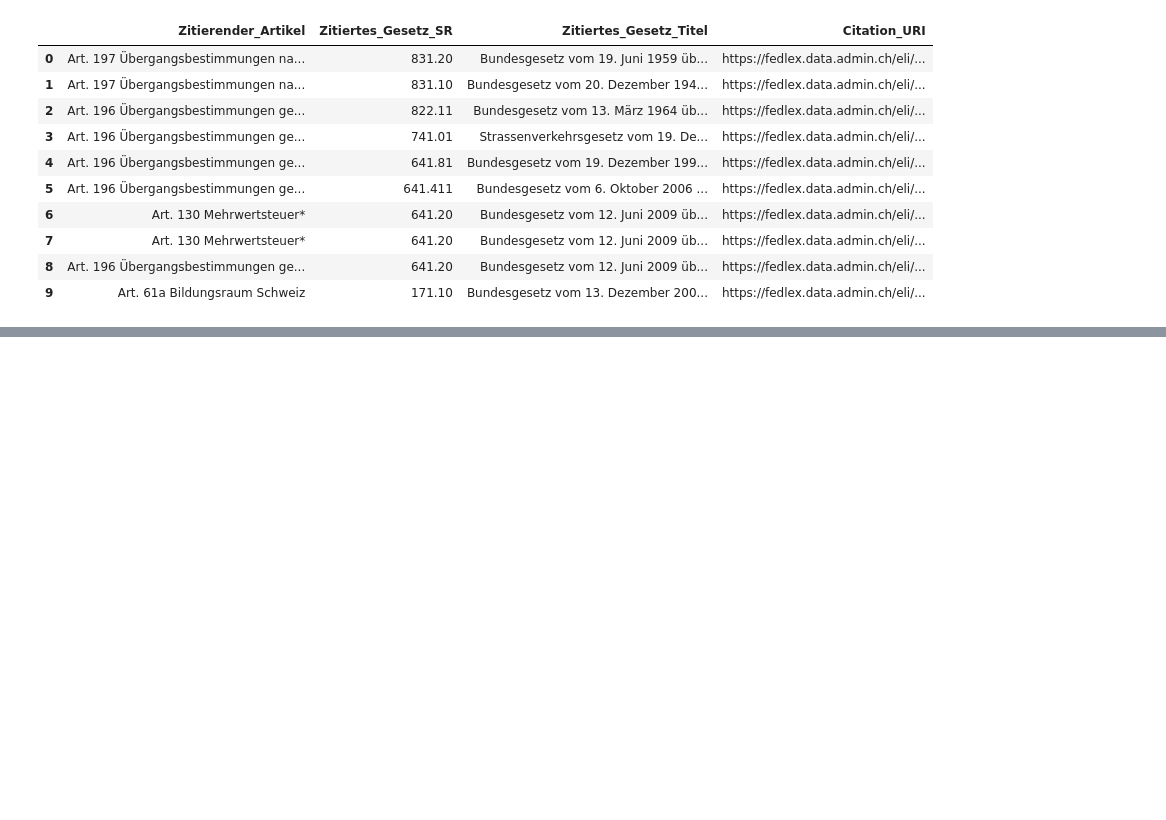
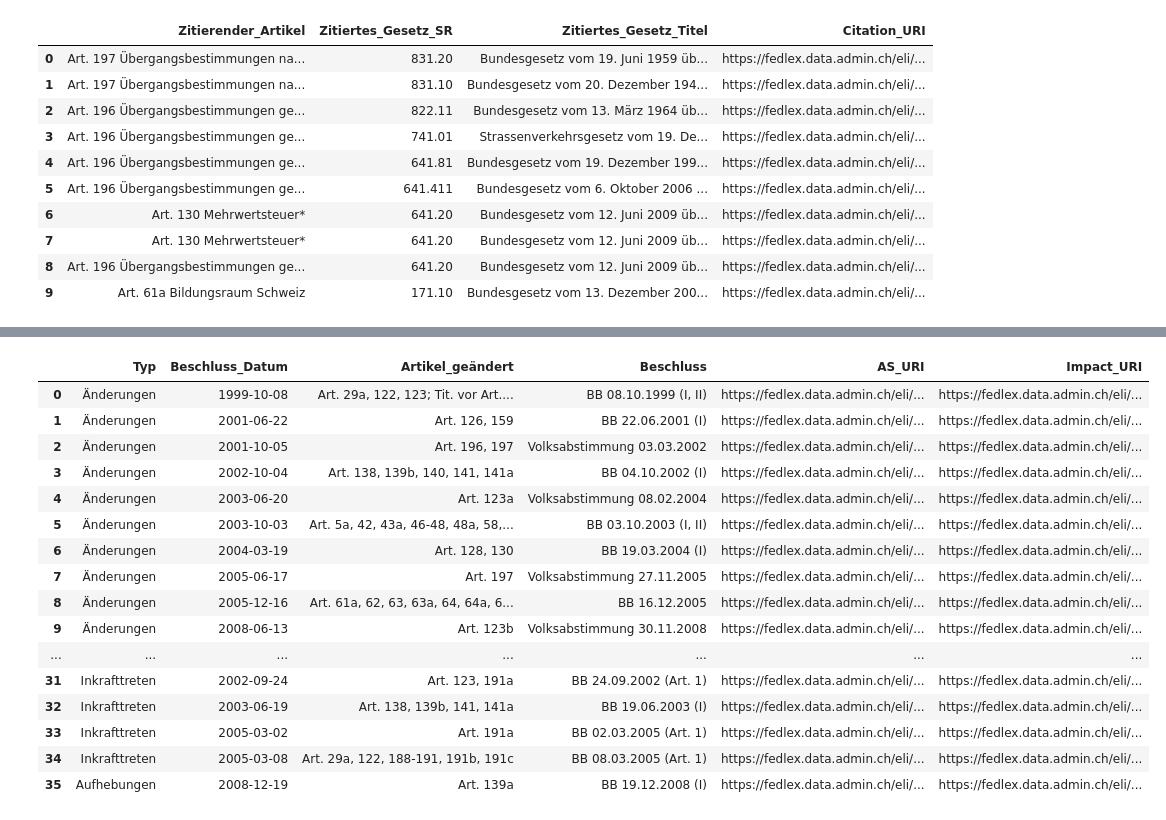
Before and after one commit to bequrios/fedlex, a Jupyter notebook: content/Tutorial.ipynb, the cells around one changed output, grey strips where cells are left out. Saved outputs shown, nothing was run; the diff lists cells and outputs as text; code cells hidden in the pictures; blank space fills up the shorter version.

```diff
--- a/content/Tutorial.ipynb
+++ b/content/Tutorial.ipynb
@@ -600,0 +620,52 @@ display_result(df)
+# %%
+df = await query("""
+
+PREFIX jolux: <http://data.legilux.public.lu/resource/ontology/jolux#>
+PREFIX skos: <http://www.w3.org/2004/02/skos/core#>
+
+SELECT DISTINCT ?Typ ?Beschluss_Datum ?Artikel_geändert ?Beschluss ?AS_URI ?Impact_URI WHERE {
+
+    # Wähle alle Subdivisions der Bundesverfassung
+    ?SRsubdivision jolux:legalResourceSubdivisionIsPartOf <https://fedlex.data.admin.ch/eli/cc/1999/404> .
+
+    # Wähle all Impacts die als Ziel eine Subdivisions der Bundesverfassung angeben, sowie die Eigenschaften der Impacts
+    ?Impact_URI jolux:impactToLegalResource ?SRsubdivision ;
+            jolux:language <http://publications.europa.eu/resource/authority/language/DEU> ; # Nur Deutsche Versionen
+            jolux:legalResourceImpactHasType/skos:prefLabel ?Typ ; # Info über die Art der Änderung
+            jolux:impactFromLegalResource/jolux:legalResourceSubdivisionIsPartOf ?AS_URI . # Auswählen der Quellen der Änderungen (AS-Einträge)
+    FILTER(lang(?Typ) = 'de')  # Nur die deutschen Bezeichnungen
+
+    # Impacts in der Datenbank können von verschiedenen Datenquellen-Quellen kommen. Hier wollen wir eine bestimmte.
+    ?Impact_URI jolux:informationSource ?source .
+    FILTER(?source = <https://fedlex.data.admin.ch/vocabulary/information-source/data-from-mutation>)
+
+    # Abfrage der Info welcher Teil des Bundesbeschlusses die Änderung beinhaltet (Nicht alle Impacts haben dieses Atribut deshalb OPTIONAL)
+    OPTIONAL { ?AS_URI jolux:dateDocument ?Beschluss_Datum . }
+    OPTIONAL { ?Impact_URI jolux:impactFromLegalResourceComment ?Beschluss . FILTER(lang(?Beschluss)='de') . }
+
+    # Abfrage der Info welche Artikel die Änderung betrifft (Nicht alle Impacts haben dieses Atribut deshalb OPTIONAL)
+    OPTIONAL { ?Impact_URI jolux:impactToLegalResourceComment ?Artikel_geändert . FILTER(lang(?Artikel_geändert)='de') . }
+
+} ORDER BY desc(?Typ) ?Beschluss_Datum
+
+""", "F")
+
+display_result(df)
+# %% [output]
+|  | Typ | Beschluss_Datum | Artikel_geändert | Beschluss | AS_URI | Impact_URI |
+| 0 | Änderungen | 1999-10-08 | Art. 29a, 122, 123; Tit. vor Art.... | BB 08.10.1999 (I, II) | https://fedlex.data.admin.ch/eli/... | https://fedlex.data.admin.ch/eli/... |
+| 1 | Änderungen | 2001-06-22 | Art. 126, 159 | BB 22.06.2001 (I) | https://fedlex.data.admin.ch/eli/... | https://fedlex.data.admin.ch/eli/... |
+| 2 | Änderungen | 2001-10-05 | Art. 196, 197 | Volksabstimmung 03.03.2002 | https://fedlex.data.admin.ch/eli/... | https://fedlex.data.admin.ch/eli/... |
+| 3 | Änderungen | 2002-10-04 | Art. 138, 139b, 140, 141, 141a | BB 04.10.2002 (I) | https://fedlex.data.admin.ch/eli/... | https://fedlex.data.admin.ch/eli/... |
+| 4 | Änderungen | 2003-06-20 | Art. 123a | Volksabstimmung 08.02.2004 | https://fedlex.data.admin.ch/eli/... | https://fedlex.data.admin.ch/eli/... |
+| 5 | Änderungen | 2003-10-03 | Art. 5a, 42, 43a, 46-48, 48a, 58,... | BB 03.10.2003 (I, II) | https://fedlex.data.admin.ch/eli/... | https://fedlex.data.admin.ch/eli/... |
+| 6 | Änderungen | 2004-03-19 | Art. 128, 130 | BB 19.03.2004 (I) | https://fedlex.data.admin.ch/eli/... | https://fedlex.data.admin.ch/eli/... |
+| 7 | Änderungen | 2005-06-17 | Art. 197 | Volksabstimmung 27.11.2005 | https://fedlex.data.admin.ch/eli/... | https://fedlex.data.admin.ch/eli/... |
+| 8 | Änderungen | 2005-12-16 | Art. 61a, 62, 63, 63a, 64, 64a, 6... | BB 16.12.2005 | https://fedlex.data.admin.ch/eli/... | https://fedlex.data.admin.ch/eli/... |
+| 9 | Änderungen | 2008-06-13 | Art. 123b | Volksabstimmung 30.11.2008 | https://fedlex.data.admin.ch/eli/... | https://fedlex.data.admin.ch/eli/... |
+| ... | ... | ... | ... | ... | ... | ... |
+| 31 | Inkrafttreten | 2002-09-24 | Art. 123, 191a | BB 24.09.2002 (Art. 1) | https://fedlex.data.admin.ch/eli/... | https://fedlex.data.admin.ch/eli/... |
+| 32 | Inkrafttreten | 2003-06-19 | Art. 138, 139b, 141, 141a | BB 19.06.2003 (I) | https://fedlex.data.admin.ch/eli/... | https://fedlex.data.admin.ch/eli/... |
+| 33 | Inkrafttreten | 2005-03-02 | Art. 191a | BB 02.03.2005 (Art. 1) | https://fedlex.data.admin.ch/eli/... | https://fedlex.data.admin.ch/eli/... |
+| 34 | Inkrafttreten | 2005-03-08 | Art. 29a, 122, 188-191, 191b, 191c | BB 08.03.2005 (Art. 1) | https://fedlex.data.admin.ch/eli/... | https://fedlex.data.admin.ch/eli/... |
+| 35 | Aufhebungen | 2008-12-19 | Art. 139a | BB 19.12.2008 (I) | https://fedlex.data.admin.ch/eli/... | https://fedlex.data.admin.ch/eli/... |
```
Also changed, not shown: parts of 10 cells of this notebook, 8 other files.
